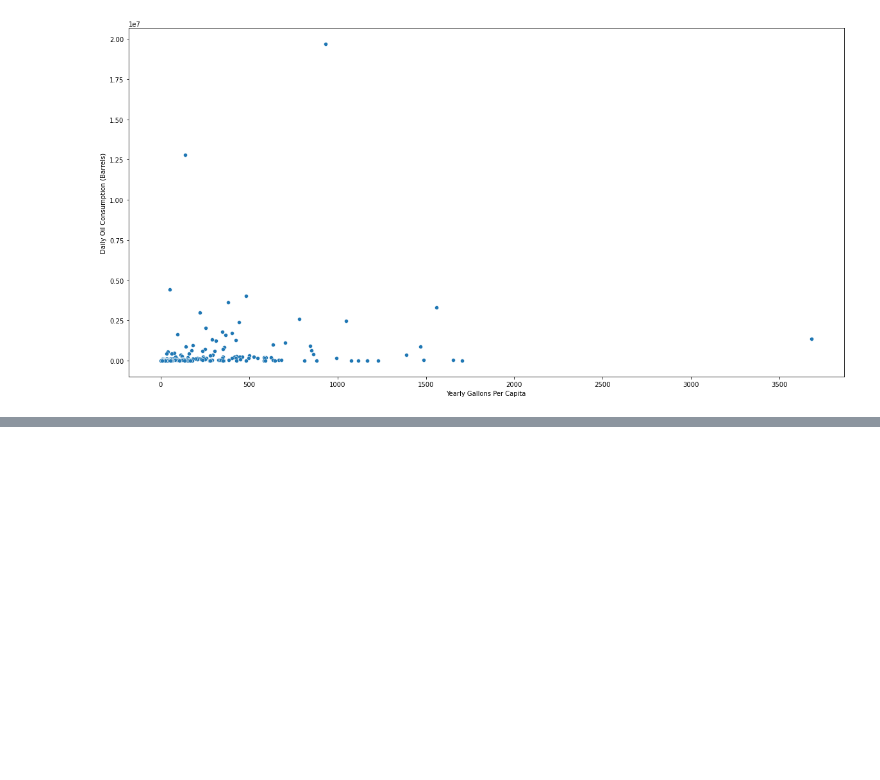
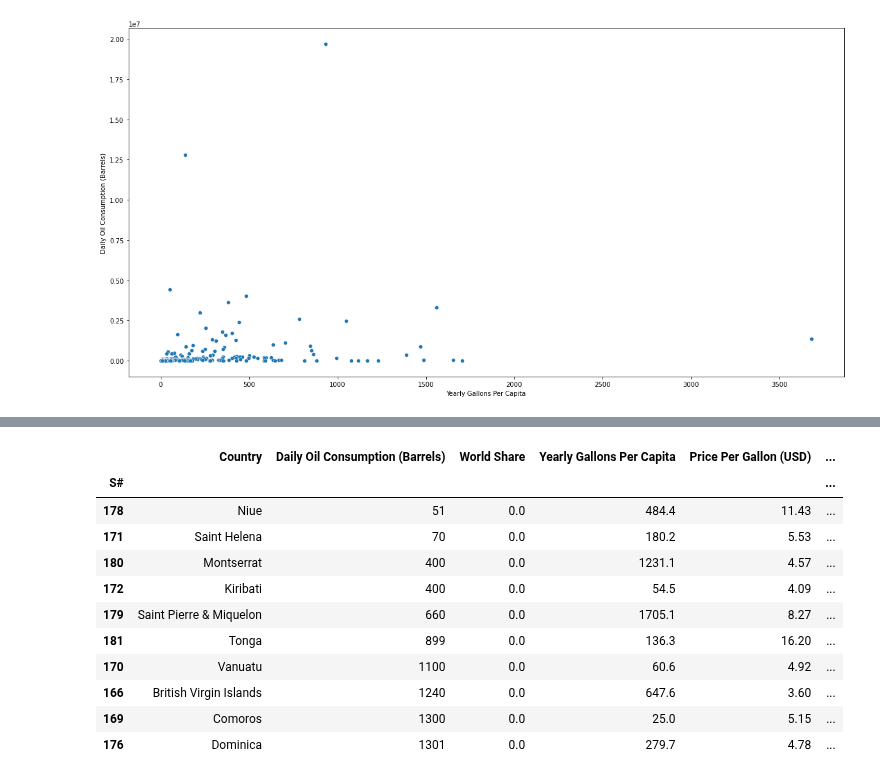
Before and after one commit to dconstantine22/UCDPA_DillonConstantine, a Jupyter notebook: Data_Analytics_Assignment_Code_DC.ipynb, the cells around one changed output, grey strips where cells are left out. Cells and saved outputs as stored; diff of their text form; code cells hidden in the pictures; blank space fills up the shorter version.

```diff
--- a/Data_Analytics_Assignment_Code_DC.ipynb
+++ b/Data_Analytics_Assignment_Code_DC.ipynb
@@ -220,0 +234,16 @@ sns.barplot(data = price_per_gallon_top_10, y = 'Price Per Gallon (USD)', x = 'C
+# %%
+low_oil_consumption = df_ppww.sort_values('Daily Oil Consumption (Barrels)', ascending = True)[0:10]
+#low_oil_consumption
+# %% [output]
+|  | Country | Daily Oil Consumption (Barrels) | World Share | Yearly Gallons Per Capita | Price Per Gallon (USD) | ... |
+| S# |  |  |  |  |  | ... |
+| 178 | Niue | 51 | 0.0 | 484.4 | 11.43 | ... |
+| 171 | Saint Helena | 70 | 0.0 | 180.2 | 5.53 | ... |
+| 180 | Montserrat | 400 | 0.0 | 1231.1 | 4.57 | ... |
+| 172 | Kiribati | 400 | 0.0 | 54.5 | 4.09 | ... |
+| 179 | Saint Pierre & Miquelon | 660 | 0.0 | 1705.1 | 8.27 | ... |
+| 181 | Tonga | 899 | 0.0 | 136.3 | 16.20 | ... |
+| 170 | Vanuatu | 1100 | 0.0 | 60.6 | 4.92 | ... |
+| 166 | British Virgin Islands | 1240 | 0.0 | 647.6 | 3.60 | ... |
+| 169 | Comoros | 1300 | 0.0 | 25.0 | 5.15 | ... |
+| 176 | Dominica | 1301 | 0.0 | 279.7 | 4.78 | ... |
```
Also changed, not shown: parts of 15 cells of this notebook, 1 other file.
